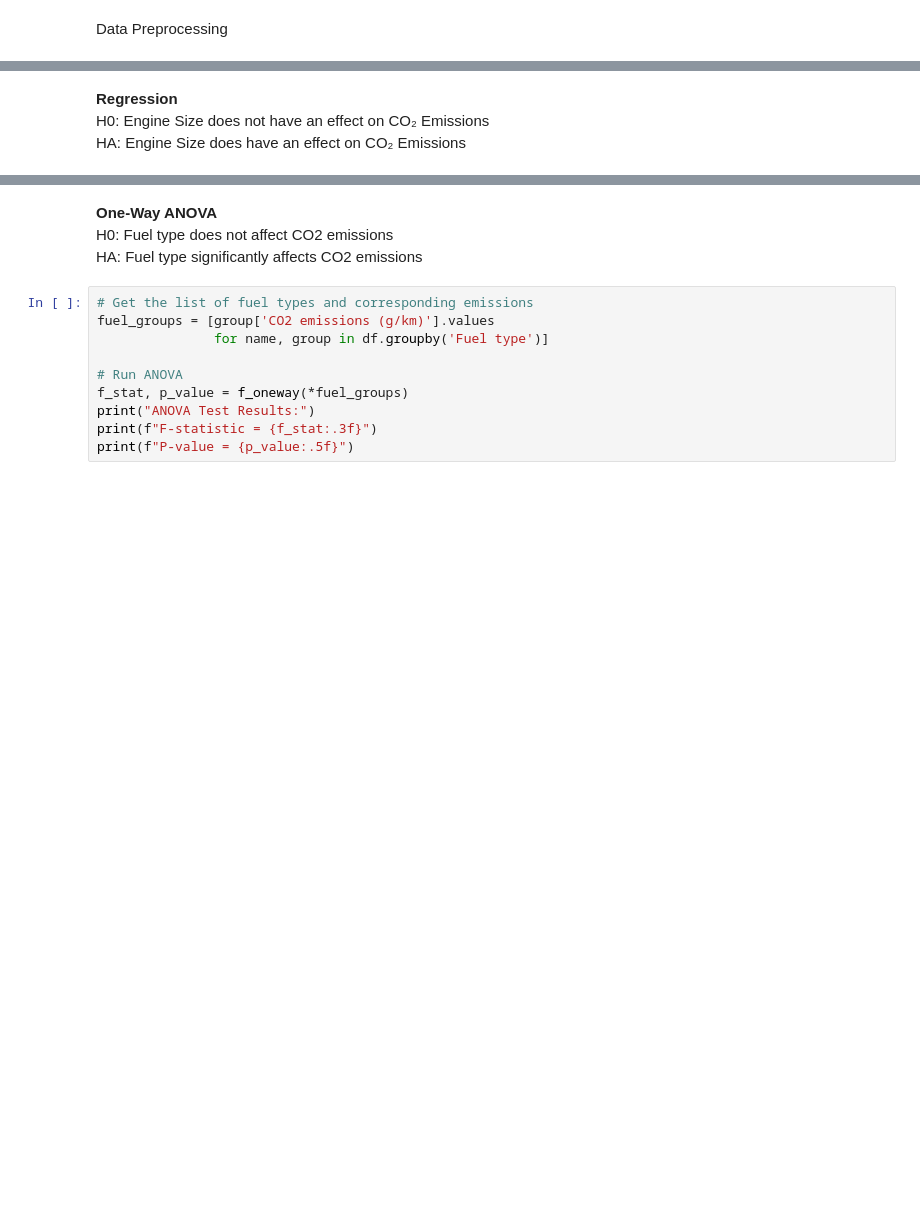
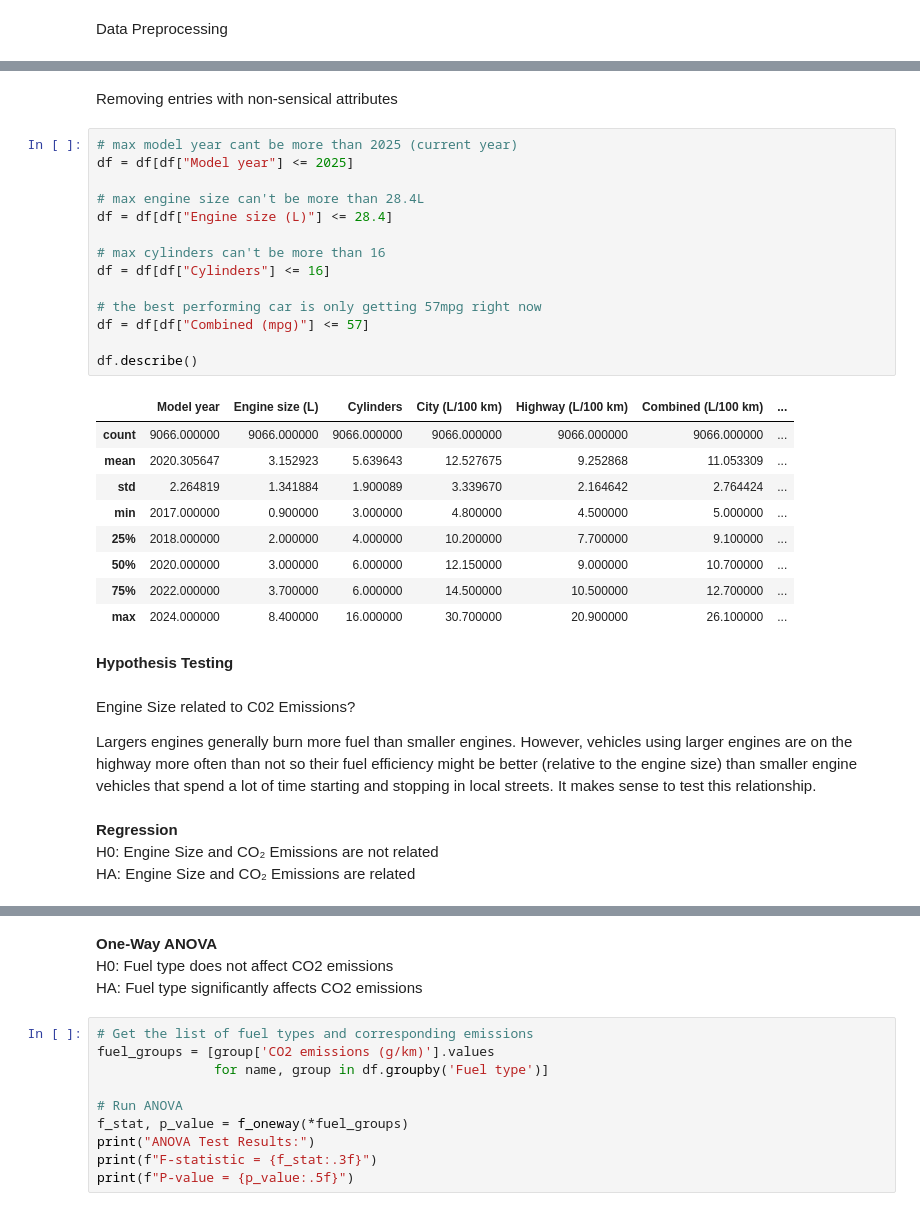
Before and after one commit to KalebW1229/CMSC320-Final-Project, a Jupyter notebook: checkpoint2.ipynb, the cells around one changed output, grey strips where cells are left out. Cells and saved outputs as stored; diff of their text form; blank space fills up the shorter version.

```diff
--- a/checkpoint2.ipynb
+++ b/checkpoint2.ipynb
@@ -22,7 +71,39 @@ for field in integer_fields:
+# %% [markdown]
+Removing entries with non-sensical attributes
+# %%
+# max model year cant be more than 2025 (current year)
+df = df[df["Model year"] <= 2025]
+
+# max engine size can't be more than 28.4L
+df = df[df["Engine size (L)"] <= 28.4]
+
+# max cylinders can't be more than 16
+df = df[df["Cylinders"] <= 16]
+
+# the best performing car is only getting 57mpg right now
+df = df[df["Combined (mpg)"] <= 57]
+
+df.describe()
+# %% [output]
+|  | Model year | Engine size (L) | Cylinders | City (L/100 km) | Highway (L/100 km) | Combined (L/100 km) | ... |
+| count | 9066.000000 | 9066.000000 | 9066.000000 | 9066.000000 | 9066.000000 | 9066.000000 | ... |
+| mean | 2020.305647 | 3.152923 | 5.639643 | 12.527675 | 9.252868 | 11.053309 | ... |
+| std | 2.264819 | 1.341884 | 1.900089 | 3.339670 | 2.164642 | 2.764424 | ... |
+| min | 2017.000000 | 0.900000 | 3.000000 | 4.800000 | 4.500000 | 5.000000 | ... |
+| 25% | 2018.000000 | 2.000000 | 4.000000 | 10.200000 | 7.700000 | 9.100000 | ... |
+| 50% | 2020.000000 | 3.000000 | 6.000000 | 12.150000 | 9.000000 | 10.700000 | ... |
+| 75% | 2022.000000 | 3.700000 | 6.000000 | 14.500000 | 10.500000 | 12.700000 | ... |
+| max | 2024.000000 | 8.400000 | 16.000000 | 30.700000 | 20.900000 | 26.100000 | ... |
+# %% [markdown]
+**Hypothesis Testing**
+# %% [markdown]
+Engine Size related to C02 Emissions?
+
+Largers engines generally burn more fuel than smaller engines. However, vehicles using larger engines are on the highway more often than not so their fuel efficiency might be better (relative to the engine size) than smaller engine vehicles that spend a lot of time starting and stopping in local streets. It makes sense to test this relationship.
 # %% [markdown]
 **Regression**<br>
-H0: Engine Size does not have an effect on CO₂ Emissions<br>
-HA: Engine Size does have an effect on CO₂ Emissions
+H0: Engine Size and CO₂ Emissions are not related<br>
+HA: Engine Size and CO₂ Emissions are related
 # %%
 # visualizing hypothesis
 plt.scatter(df["Engine size (L)"], df["CO2 emissions (g/km)"])
```
Also changed, not shown: parts of 17 cells of this notebook.
